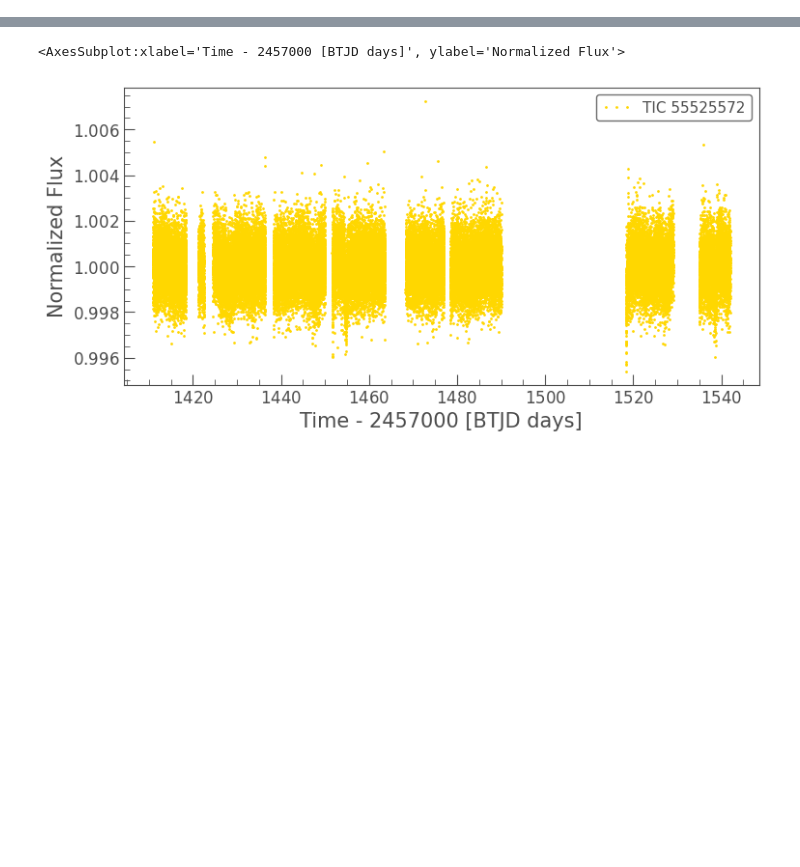
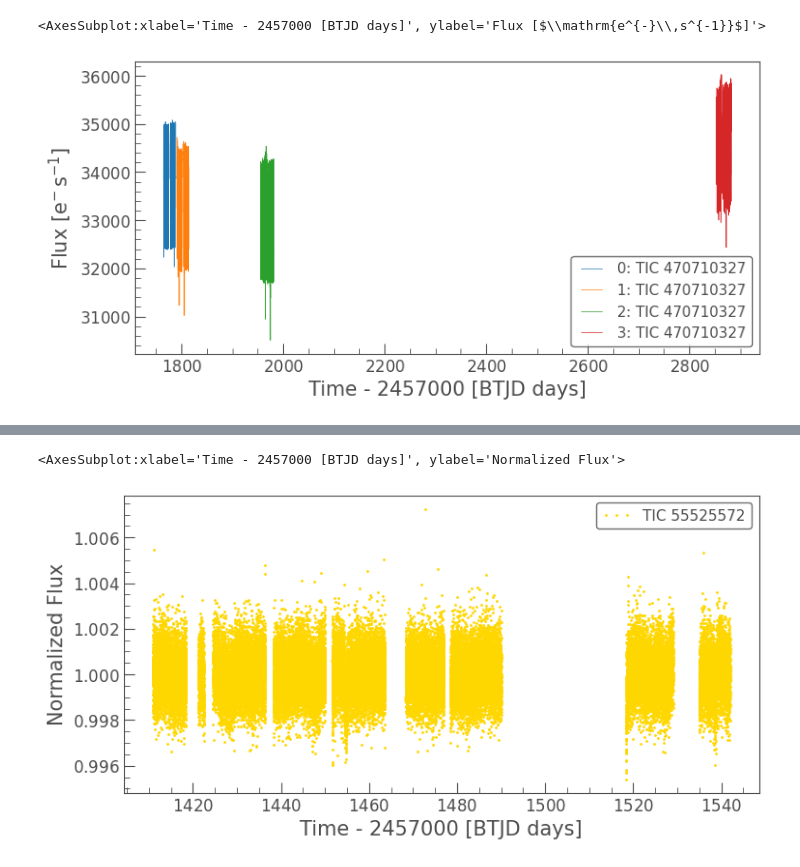
Before and after one commit to Signal-K/sytizen, a Jupyter notebook: deepnote/Star_Sailors_Light_Curve_Plot/Multisector Analysis.ipynb, the cells around one changed output, grey strips where cells are left out. Saved outputs shown, nothing was run; the diff lists cells and outputs as text; code cells hidden in the pictures; blank space fills up the shorter version.

```diff
--- a/deepnote/Star_Sailors_Light_Curve_Plot/Multisector Analysis.ipynb
+++ b/deepnote/Star_Sailors_Light_Curve_Plot/Multisector Analysis.ipynb
@@ -30,0 +48,3 @@ lc.to_fits(path='lightcurve.fits')
+# %%
+available_data = lk.search_lightcurve(TIC, author = 'SPOC')
+available_data
@@ -30,0 +60,7 @@ lc.to_fits(path='lightcurve.fits')
+# %%
+select_sectors = available_data[0:4]
+lc_collection = select_sectors.download_all()
+lc_collection.plot() # lc_collection.to_fits(path='lightcurve.fits')
+# %% [output]
+<AxesSubplot:xlabel='Time - 2457000 [BTJD days]', ylabel='Flux [$\\mathrm{e^{-}\\,s^{-1}}$]'>
+[figure, added]
```
Also changed, not shown: parts of 14 cells of this notebook, 2 other files.
